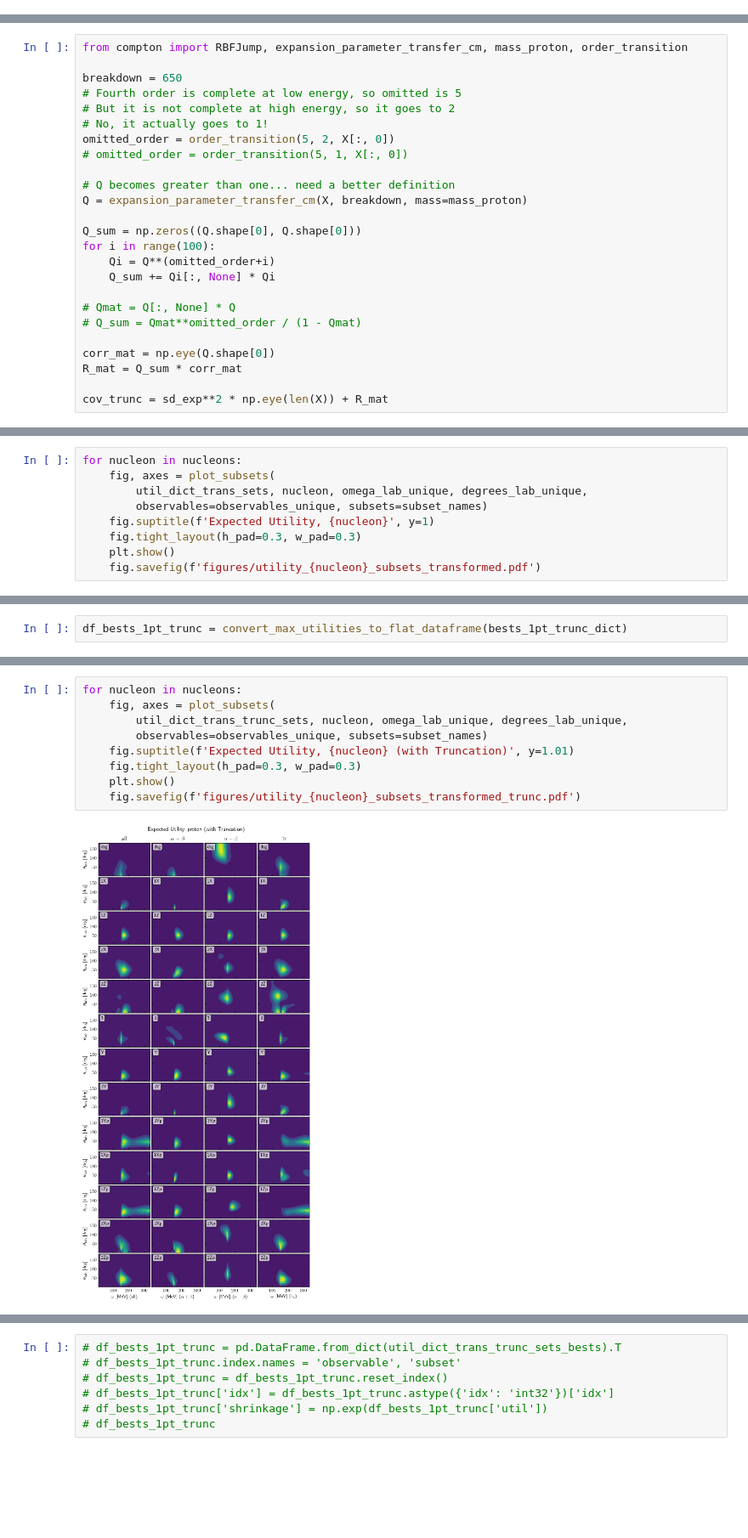
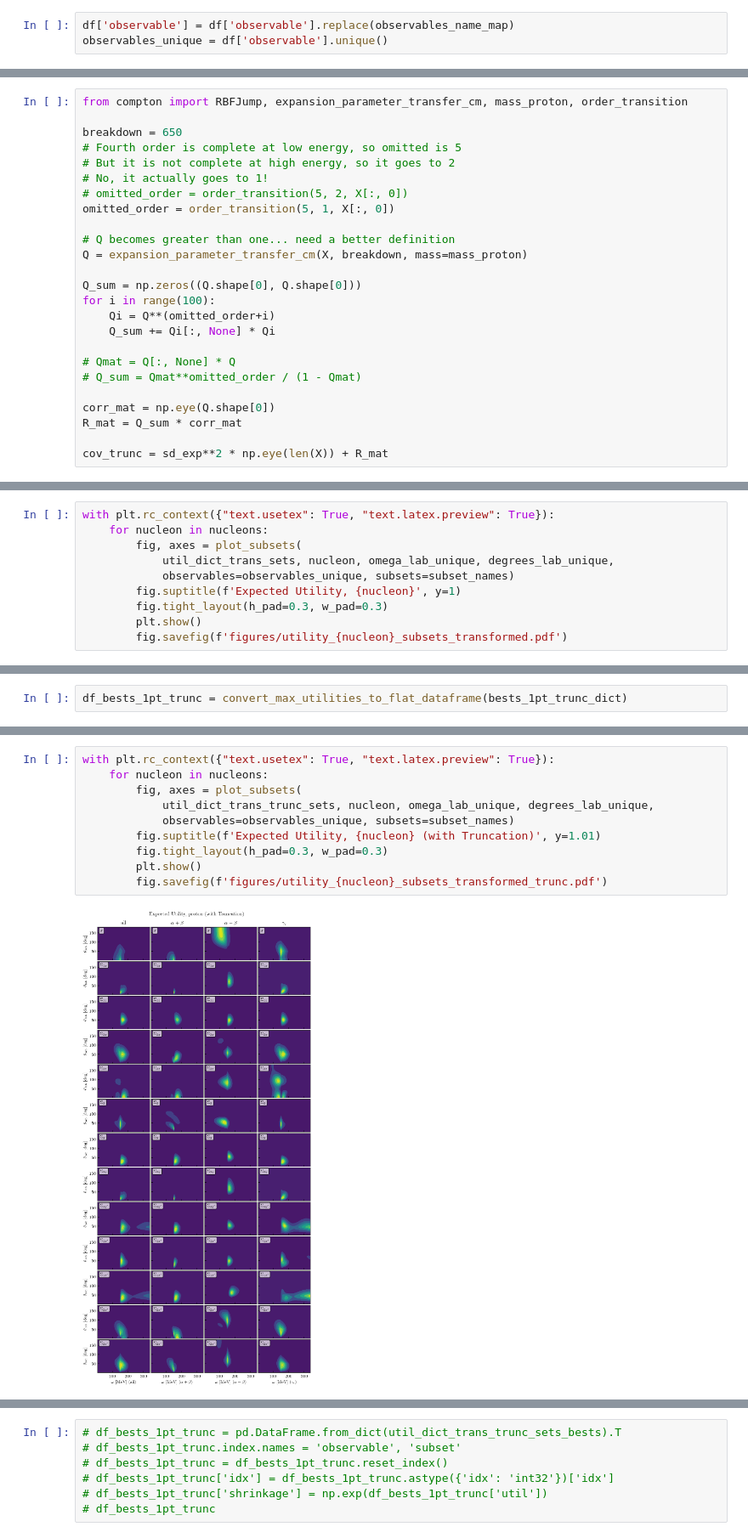
Before and after one commit to buqeye/compton-scattering, a Jupyter notebook: notebooks/different_utilities.ipynb, the cells around one changed output, grey strips where cells are left out. Shown at 85% size. Drawn from its saved outputs; the diff is of its cells as text; blank space fills up the shorter version.

```diff
--- a/notebooks/different_utilities.ipynb
+++ b/notebooks/different_utilities.ipynb
@@ -42,0 +69,3 @@ observables_unique[0] = 'dsg'
+# %%
+df['observable'] = df['observable'].replace(observables_name_map)
+observables_unique = df['observable'].unique()
@@ -233,8 +377,8 @@ breakdown = 650
 # Fourth order is complete at low energy, so omitted is 5
 # But it is not complete at high energy, so it goes to 2
 # No, it actually goes to 1!
-omitted_order = order_transition(5, 2, X[:, 0])
-# omitted_order = order_transition(5, 1, X[:, 0])
+# omitted_order = order_transition(5, 2, X[:, 0])
+omitted_order = order_transition(5, 1, X[:, 0])
 
 # Q becomes greater than one... need a better definition
 Q = expansion_parameter_transfer_cm(X, breakdown, mass=mass_proton)
@@ -273,12 +415,13 @@ array([  5.,   5.,   5., ..., 340., 340., 340.])
 # %%
 util_dict_trans_sets = compute_all_1pt_utilities(compton_obs_trans, subsets)
 # %%
-for nucleon in nucleons:
-    fig, axes = plot_subsets(
-        util_dict_trans_sets, nucleon, omega_lab_unique, degrees_lab_unique,
-        observables=observables_unique, subsets=subset_names)
-    fig.suptitle(f'Expected Utility, {nucleon}', y=1)
-    fig.tight_layout(h_pad=0.3, w_pad=0.3)
-    plt.show()
-    fig.savefig(f'figures/utility_{nucleon}_subsets_transformed.pdf')
+with plt.rc_context({"text.usetex": True, "text.latex.preview": True}):
+    for nucleon in nucleons:
+        fig, axes = plot_subsets(
+            util_dict_trans_sets, nucleon, omega_lab_unique, degrees_lab_unique,
+            observables=observables_unique, subsets=subset_names)
+        fig.suptitle(f'Expected Utility, {nucleon}', y=1)
+        fig.tight_layout(h_pad=0.3, w_pad=0.3)
+        plt.show()
+        fig.savefig(f'figures/utility_{nucleon}_subsets_transformed.pdf')
 # %% [output]
@@ -329,12 +472,13 @@ df_bests_1pt_trunc
 104 rows × 8 columns
 # %%
-for nucleon in nucleons:
-    fig, axes = plot_subsets(
-        util_dict_trans_trunc_sets, nucleon, omega_lab_unique, degrees_lab_unique,
-        observables=observables_unique, subsets=subset_names)
-    fig.suptitle(f'Expected Utility, {nucleon} (with Truncation)', y=1.01)
-    fig.tight_layout(h_pad=0.3, w_pad=0.3)
-    plt.show()
-    fig.savefig(f'figures/utility_{nucleon}_subsets_transformed_trunc.pdf')
+with plt.rc_context({"text.usetex": True, "text.latex.preview": True}):
+    for nucleon in nucleons:
+        fig, axes = plot_subsets(
+            util_dict_trans_trunc_sets, nucleon, omega_lab_unique, degrees_lab_unique,
+            observables=observables_unique, subsets=subset_names)
+        fig.suptitle(f'Expected Utility, {nucleon} (with Truncation)', y=1.01)
+        fig.tight_layout(h_pad=0.3, w_pad=0.3)
+        plt.show()
+        fig.savefig(f'figures/utility_{nucleon}_subsets_transformed_trunc.pdf')
 # %% [output]
-[figure, old version]
+[figure, new version]
```
Also changed, not shown: parts of 59 cells of this notebook, 15 other files.
